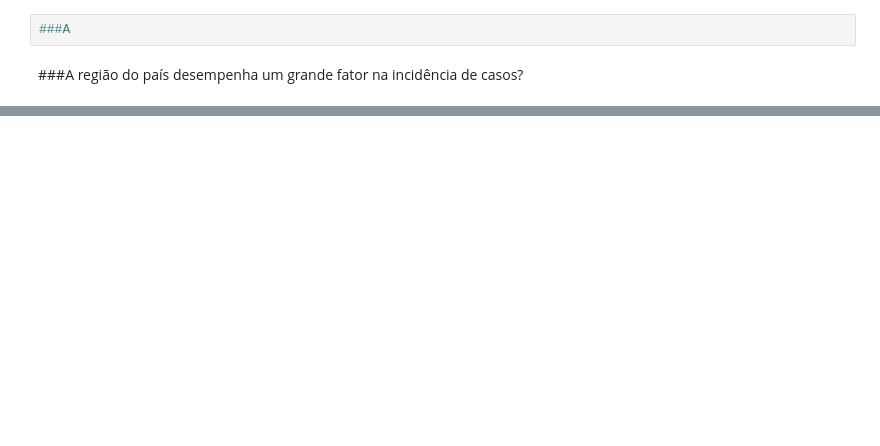
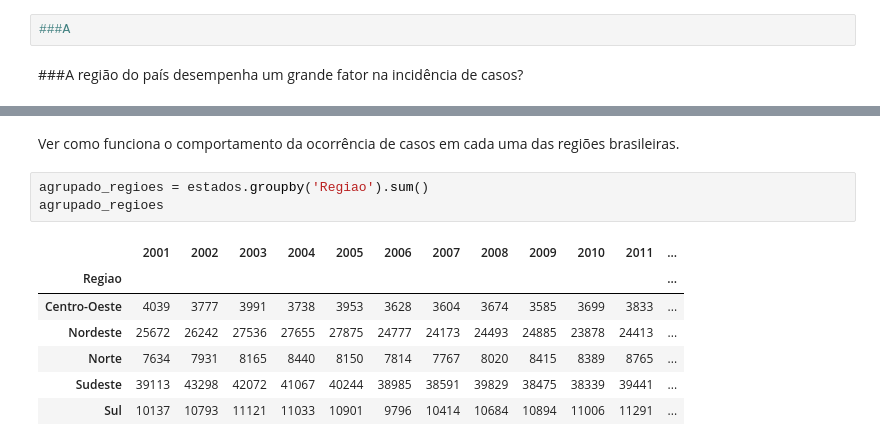
Before and after one commit to IgorQuaresma/-bootcamp_alura_projetos, a Jupyter notebook: bootcamp_alura_projeto1.ipynb, the cells around one changed output, grey strips where cells are left out. Drawn from its saved outputs; the diff is of its cells as text; blank space fills up the shorter version.

```diff
--- a/bootcamp_alura_projeto1.ipynb
+++ b/bootcamp_alura_projeto1.ipynb
@@ -135,0 +76,13 @@ estados
+# %% [markdown]
+Ver como funciona o comportamento da ocorrência de casos em cada uma das regiões brasileiras.
+# %%
+agrupado_regioes = estados.groupby('Regiao').sum()
+agrupado_regioes
+# %% [output]
+|  | 2001 | 2002 | 2003 | 2004 | 2005 | 2006 | 2007 | 2008 | 2009 | 2010 | 2011 | ... |
+| Regiao |  |  |  |  |  |  |  |  |  |  |  | ... |
+| Centro-Oeste | 4039 | 3777 | 3991 | 3738 | 3953 | 3628 | 3604 | 3674 | 3585 | 3699 | 3833 | ... |
+| Nordeste | 25672 | 26242 | 27536 | 27655 | 27875 | 24777 | 24173 | 24493 | 24885 | 23878 | 24413 | ... |
+| Norte | 7634 | 7931 | 8165 | 8440 | 8150 | 7814 | 7767 | 8020 | 8415 | 8389 | 8765 | ... |
+| Sudeste | 39113 | 43298 | 42072 | 41067 | 40244 | 38985 | 38591 | 39829 | 38475 | 38339 | 39441 | ... |
+| Sul | 10137 | 10793 | 11121 | 11033 | 10901 | 9796 | 10414 | 10684 | 10894 | 11006 | 11291 | ... |
```
Also changed, not shown: parts of 10 cells of this notebook.
